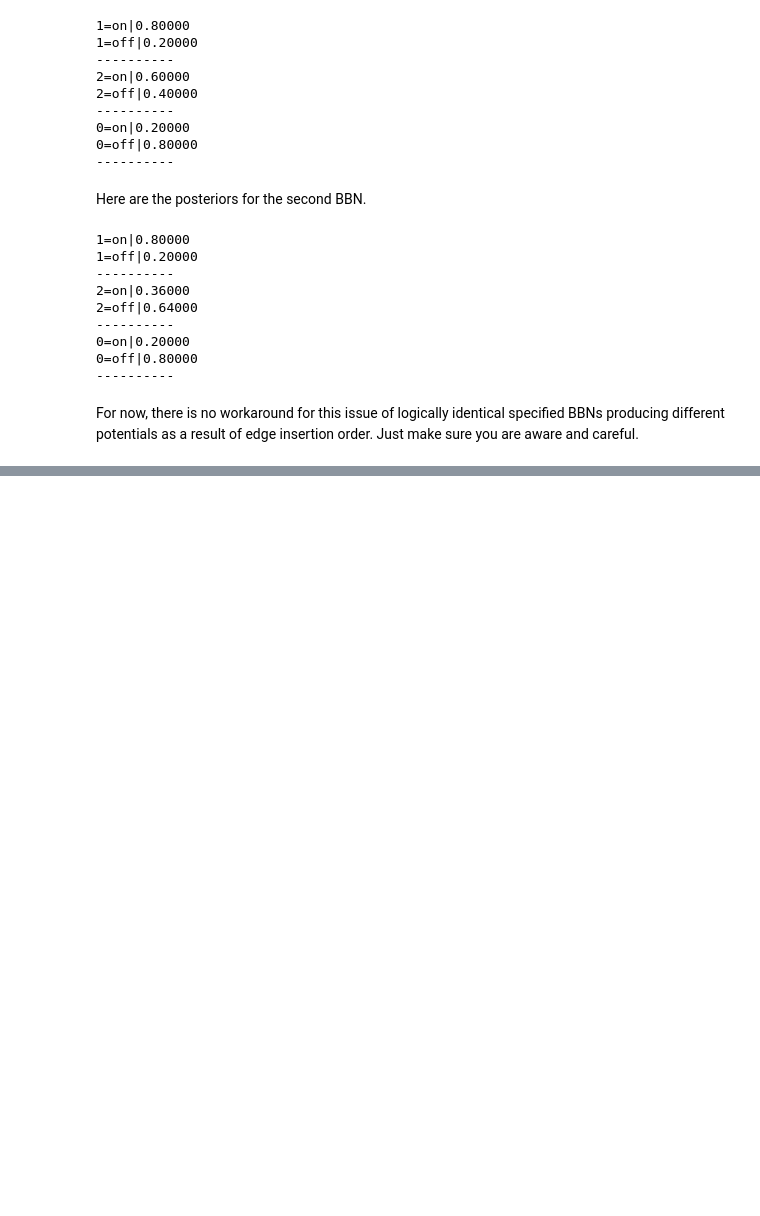
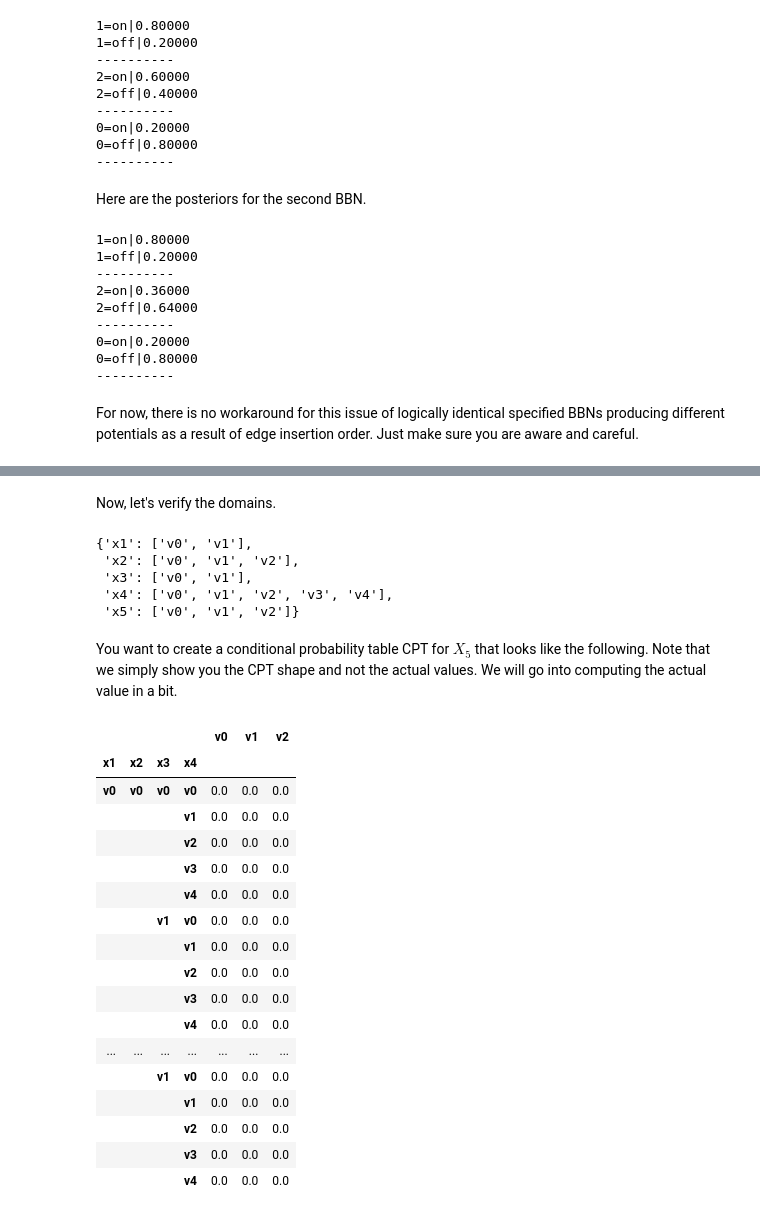
Before and after one commit to vangj/py-bbn, a Jupyter notebook: docs/source/edge-ordering.ipynb, the cells around one changed output, grey strips where cells are left out. Drawn from its saved outputs; the diff is of its cells as text; code cells hidden in the pictures; blank space fills up the shorter version.

```diff
--- a/docs/source/edge-ordering.ipynb
+++ b/docs/source/edge-ordering.ipynb
@@ -123,0 +145,21 @@ For now, there is no workaround for this issue of logically identical specified
+# %%
+import pandas as pd
+import numpy as np
+import random
+
+np.random.seed(37)
+random.seed(37)
+
+def get_data(n_values, n_samples):
+    return [f'v{v}' for v in np.random.randint(0, n_values, n_samples)]
+
+N = 1_000
+df = pd.DataFrame({
+    'x1': get_data(2, N),
+    'x2': get_data(3, N),
+    'x3': get_data(2, N),
+    'x4': get_data(5, N),
+    'x5': get_data(3, N)
+})
+
+df.shape
@@ -123,0 +177,46 @@ For now, there is no workaround for this issue of logically identical specified
+# %% [markdown]
+Now, let's verify the domains.
+# %%
+def get_domains(df):
+    return {c: sorted(list(df[c].unique())) for c in df.columns}
+
+domains = get_domains(df)
+domains
+# %% [output]
+{'x1': ['v0', 'v1'],
+ 'x2': ['v0', 'v1', 'v2'],
+ 'x3': ['v0', 'v1'],
+ 'x4': ['v0', 'v1', 'v2', 'v3', 'v4'],
+ 'x5': ['v0', 'v1', 'v2']}
+# %% [markdown]
+You want to create a conditional probability table CPT for $X_5$ that looks like the following. Note that we simply show you the CPT shape and not the actual values. We will go into computing the actual value in a bit.
+# %%
+import itertools
+
+pas = [c for c in domains if c != 'x5']
+
+cpt = (domains[pa] for pa in pas)
+cpt = itertools.product(*cpt)
+cpt = pd.DataFrame(cpt, columns=pas) \
+    .assign(**{v: 0.0 for v in domains['x5']}) \
+    .set_index(pas)
+cpt
+# %% [output]
+|  |  |  |  | v0 | v1 | v2 |
+| x1 | x2 | x3 | x4 |  |  |  |
+| v0 | v0 | v0 | v0 | 0.0 | 0.0 | 0.0 |
+|  |  |  | v1 | 0.0 | 0.0 | 0.0 |
+|  |  |  | v2 | 0.0 | 0.0 | 0.0 |
+|  |  |  | v3 | 0.0 | 0.0 | 0.0 |
+|  |  |  | v4 | 0.0 | 0.0 | 0.0 |
+|  |  | v1 | v0 | 0.0 | 0.0 | 0.0 |
+|  |  |  | v1 | 0.0 | 0.0 | 0.0 |
+|  |  |  | v2 | 0.0 | 0.0 | 0.0 |
+|  |  |  | v3 | 0.0 | 0.0 | 0.0 |
+|  |  |  | v4 | 0.0 | 0.0 | 0.0 |
+| ... | ... | ... | ... | ... | ... | ... |
+|  |  | v1 | v0 | 0.0 | 0.0 | 0.0 |
+|  |  |  | v1 | 0.0 | 0.0 | 0.0 |
+|  |  |  | v2 | 0.0 | 0.0 | 0.0 |
+|  |  |  | v3 | 0.0 | 0.0 | 0.0 |
+|  |  |  | v4 | 0.0 | 0.0 | 0.0 |
```
Also changed, not shown: parts of 21 cells of this notebook.
